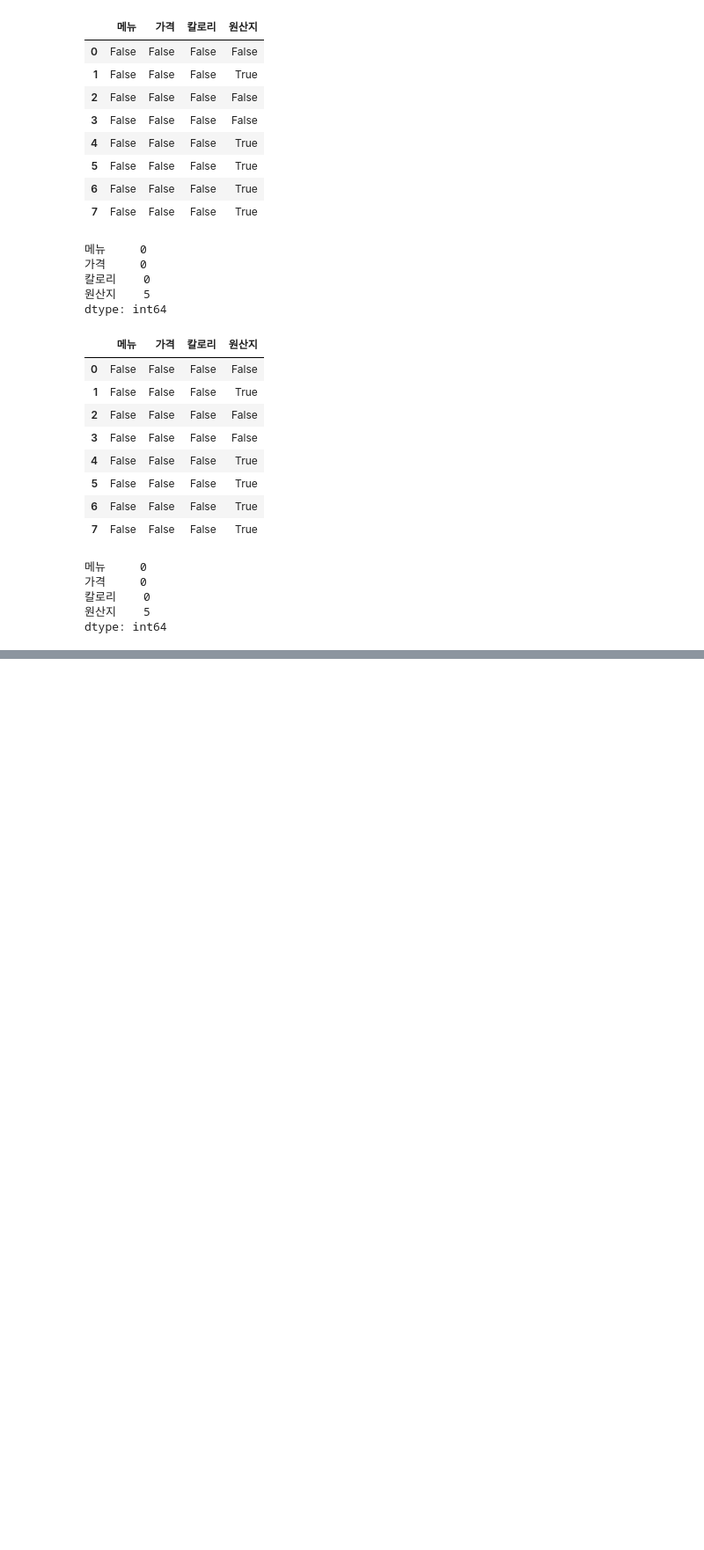
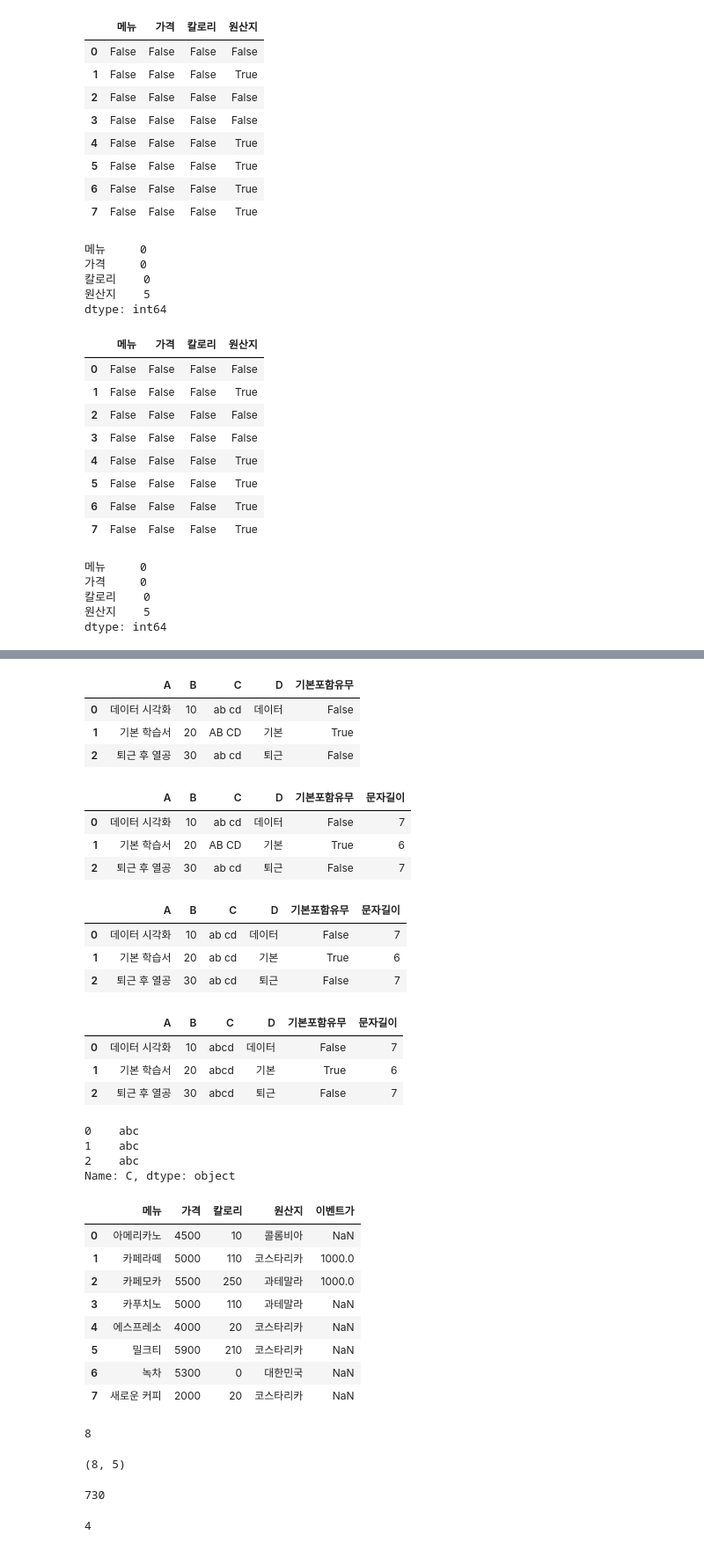
Before and after one commit to YoungriKIM/Engineer_Big_Data_Analysis, a Jupyter notebook: 퇴근후딴짓/part1/ch2/selfstudy.ipynb, the cells around one changed output, grey strips where cells are left out. Shown at 88% size. Saved outputs shown, nothing was run; the diff lists cells and outputs as text; code cells hidden in the pictures; blank space fills up the shorter version.

```diff
--- a/퇴근후딴짓/part1/ch2/selfstudy.ipynb
+++ b/퇴근후딴짓/part1/ch2/selfstudy.ipynb
@@ -649,0 +782,70 @@ dtype: int64
+# %%
+df['기본포함유무'] = df['A'].str.contains('기본')
+df
+# %% [output]
+|  | A | B | C | D | 기본포함유무 |
+| 0 | 데이터 시각화 | 10 | ab cd | 데이터 | False |
+| 1 | 기본 학습서 | 20 | AB CD | 기본 | True |
+| 2 | 퇴근 후 열공 | 30 | ab cd | 퇴근 | False |
+# %%
+df['문자길이'] = df['A'].str.len()
+df
+# %% [output]
+|  | A | B | C | D | 기본포함유무 | 문자길이 |
+| 0 | 데이터 시각화 | 10 | ab cd | 데이터 | False | 7 |
+| 1 | 기본 학습서 | 20 | AB CD | 기본 | True | 6 |
+| 2 | 퇴근 후 열공 | 30 | ab cd | 퇴근 | False | 7 |
+# %%
+df['C'] = df['C'].str.lower()
+df
+# %% [output]
+|  | A | B | C | D | 기본포함유무 | 문자길이 |
+| 0 | 데이터 시각화 | 10 | ab cd | 데이터 | False | 7 |
+| 1 | 기본 학습서 | 20 | ab cd | 기본 | True | 6 |
+| 2 | 퇴근 후 열공 | 30 | ab cd | 퇴근 | False | 7 |
+# %%
+df['C'] = df['C'].str.replace(' ','')
+df
+# %% [output]
+|  | A | B | C | D | 기본포함유무 | 문자길이 |
+| 0 | 데이터 시각화 | 10 | abcd | 데이터 | False | 7 |
+| 1 | 기본 학습서 | 20 | abcd | 기본 | True | 6 |
+| 2 | 퇴근 후 열공 | 30 | abcd | 퇴근 | False | 7 |
+# %%
+df['C'].str[0:3]
+# %% [output]
+0    abc
+1    abc
+2    abc
+Name: C, dtype: object
+# %%
+df = pd.read_csv('cafe4.csv')
+df
+# %% [output]
+|  | 메뉴 | 가격 | 칼로리 | 원산지 | 이벤트가 |
+| 0 | 아메리카노 | 4500 | 10 | 콜롬비아 | NaN |
+| 1 | 카페라떼 | 5000 | 110 | 코스타리카 | 1000.0 |
+| 2 | 카페모카 | 5500 | 250 | 과테말라 | 1000.0 |
+| 3 | 카푸치노 | 5000 | 110 | 과테말라 | NaN |
+| 4 | 에스프레소 | 4000 | 20 | 코스타리카 | NaN |
+| 5 | 밀크티 | 5900 | 210 | 코스타리카 | NaN |
+| 6 | 녹차 | 5300 | 0 | 대한민국 | NaN |
+| 7 | 새로운 커피 | 2000 | 20 | 코스타리카 | NaN |
+# %%
+len(df)
+# %% [output]
+8
+# %%
+df.shape
+# %% [output]
+(8, 5)
+# %%
+sum(df['칼로리'])
+# 총 값
+# %% [output]
+730
+# %%
+sum(df['칼로리'] > 50)
+# 조건에 맞는 개수
+# %% [output]
+4
```
Also changed, not shown: parts of 18 cells of this notebook, 2 other files.
